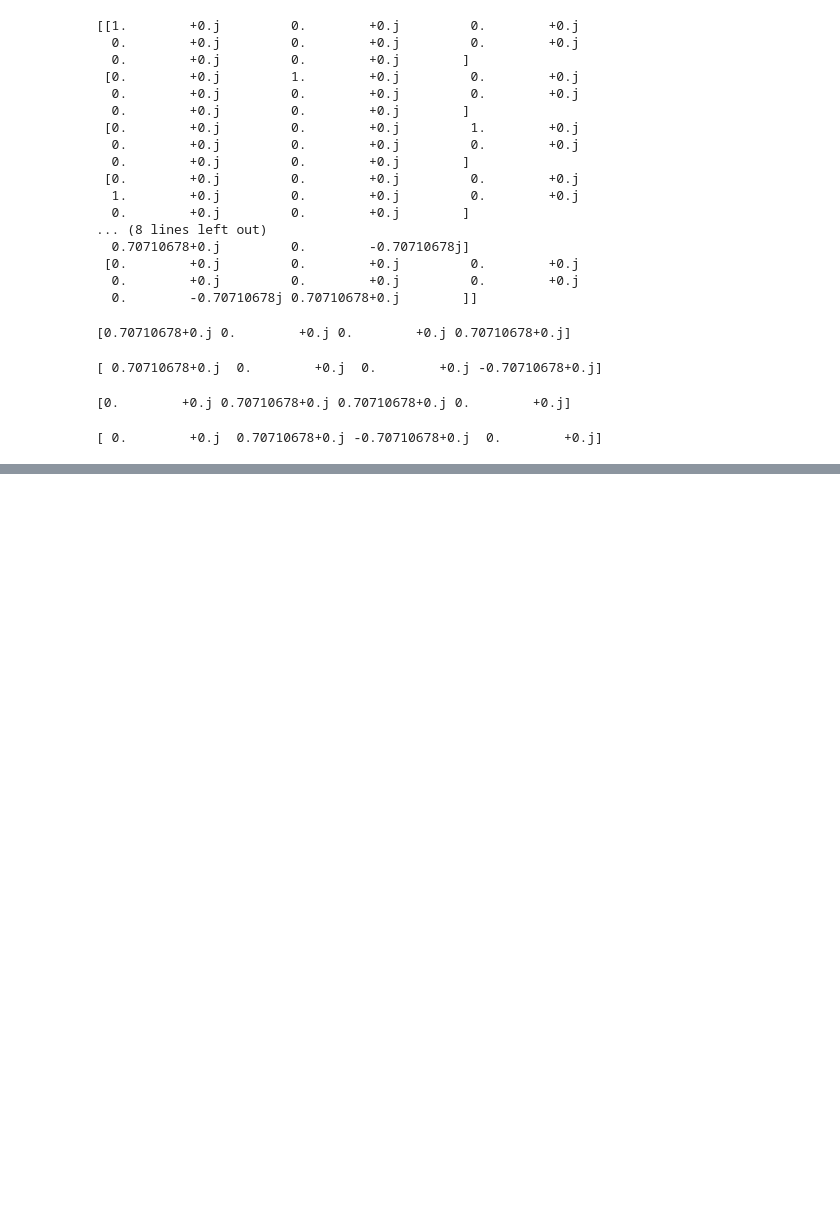
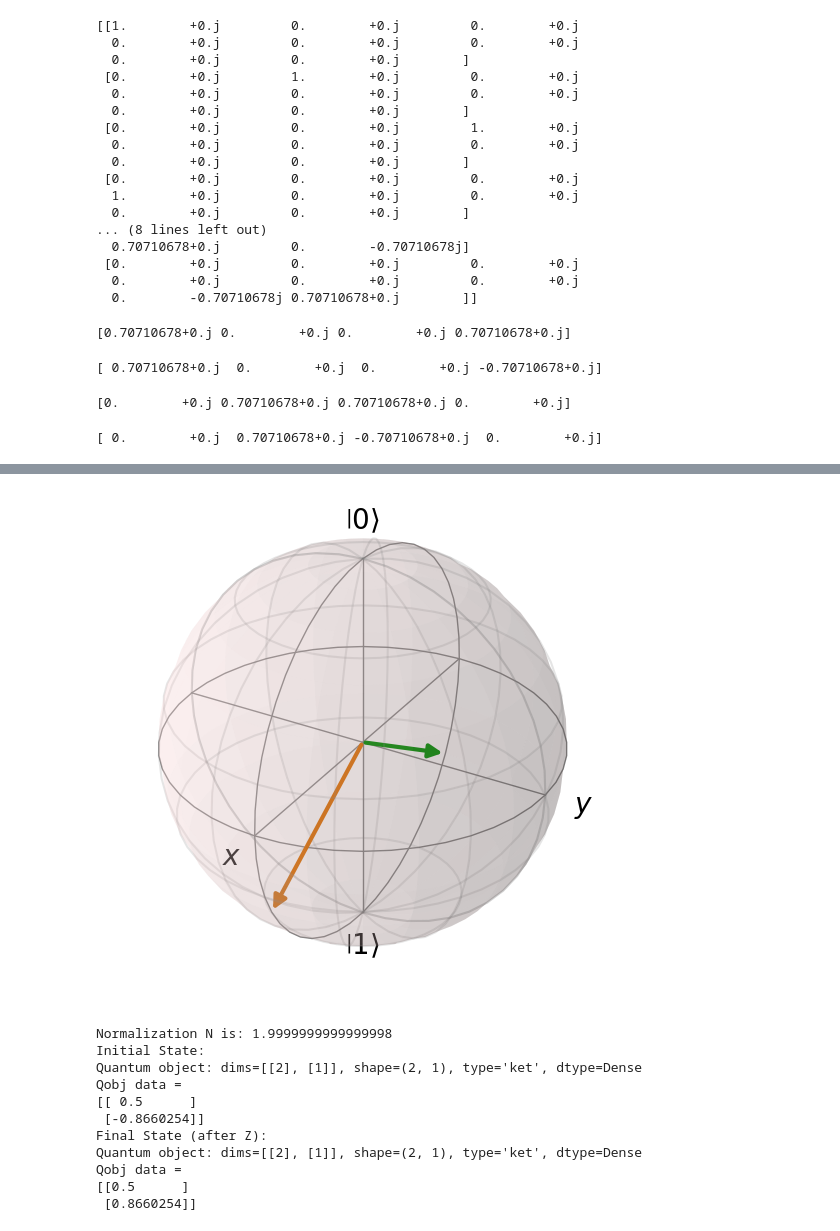
Before and after one commit to Abiyzelalem27/Quantum-Gate-Manual, a Jupyter notebook: Bloch_Sphere.ipynb, the cells around one changed output, grey strips where cells are left out. Saved outputs shown, nothing was run; the diff lists cells and outputs as text; code cells hidden in the pictures; blank space fills up the shorter version.

Commit message:
Initial commit for quantum_gate_package

```diff
--- a/Bloch_Sphere.ipynb
+++ b/Bloch_Sphere.ipynb
@@ -327,3 +305,49 @@ print(CZ_o)
 CZ_E=(np.kron(I,H))@(np.kron(P0,I)+np.kron(P1,X))@(np.kron(I,H))
 print("CZ_E")
 print(CZ_E)
+# %%
+import qutip as qt
+import matplotlib.pyplot as plt
+
+# 1. Define your specific state: |psi> = (1|0> - sqrt(3)|1>) / N
+c0 = 1.0
+c1 = -np.sqrt(3)
+N = np.sqrt(abs(c0)**2 + abs(c1)**2) # N = 2
+initial_state = (c0 * qt.basis(2, 0) + c1 * qt.basis(2, 1)) / N
+
+# 2. Apply the Pauli Z operator
+# This flips the phase (the 'lay' of the vector)
+
+final_state = Z * initial_state
+
+# 3. Visualization
+b = qt.Bloch()
+
+# We set a view that makes the X-axis clear (side view)
+b.view = [-60, 30]
+
+# Add the states:
+# Point 1 (Initial): Should be at the back-bottom (Negative X)
+# Point 2 (Final): Should be at the front-bottom (Positive X)
+b.add_states(initial_state)
+b.add_states(final_state)
+
+b.show()
+plt.show()
+
+print(f"Normalization N is: {N}")
+print(f"Initial State:\n{initial_state}")
+print(f"Final State (after Z):\n{final_state}")
+# %% [output]
+[figure, added]
+Normalization N is: 1.9999999999999998
+Initial State:
+Quantum object: dims=[[2], [1]], shape=(2, 1), type='ket', dtype=Dense
+Qobj data =
+[[ 0.5      ]
+ [-0.8660254]]
+Final State (after Z):
+Quantum object: dims=[[2], [1]], shape=(2, 1), type='ket', dtype=Dense
+Qobj data =
+[[0.5      ]
+ [0.8660254]]
```
Also changed, not shown: parts of 8 cells of this notebook, 1 other file.
